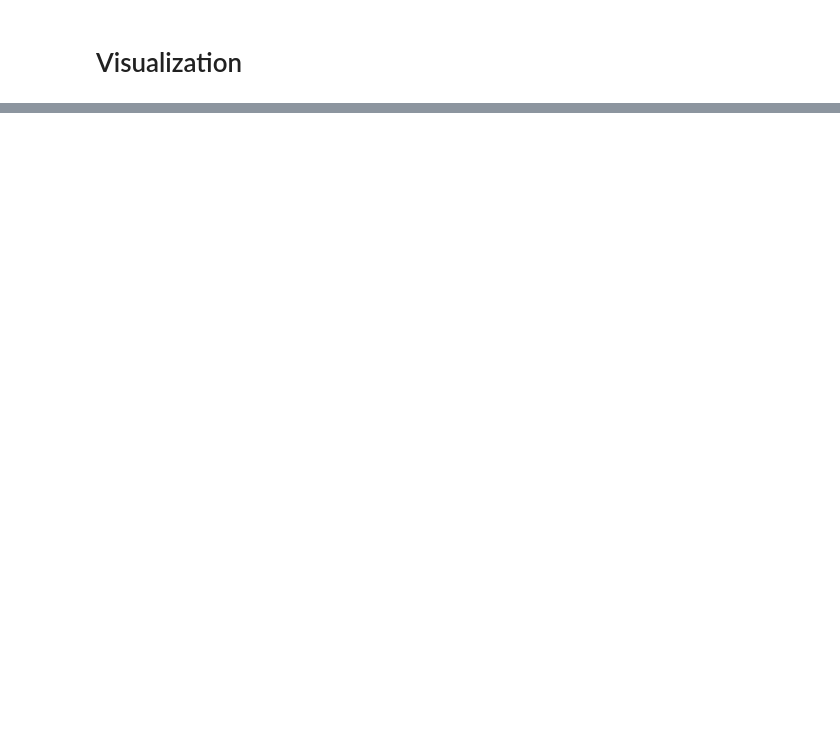
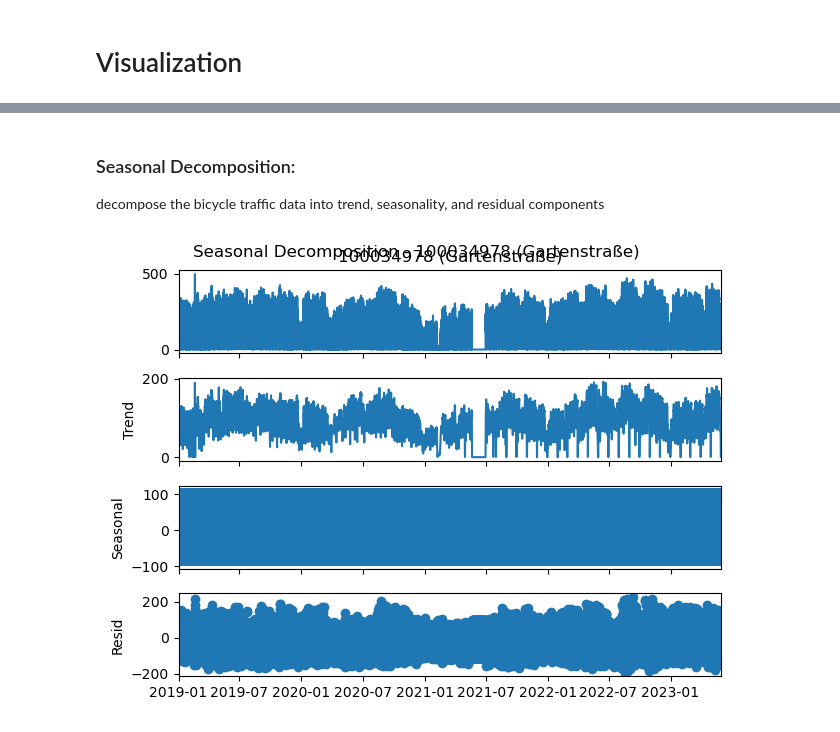
Before and after one commit to martinreimer/FAU-SS23-DataEngineering, a Jupyter notebook: project/data_analysis.ipynb, the cells around one changed output, grey strips where cells are left out. Saved outputs shown, nothing was run; the diff lists cells and outputs as text; code cells hidden in the pictures; blank space fills up the shorter version.

```diff
--- a/project/data_analysis.ipynb
+++ b/project/data_analysis.ipynb
@@ -463,3 +440,23 @@ Index(['100034978 (Gartenstraße)', '100031300 (Hafenstraße)',
 # Median Distribution of weekly count per Mo, Tu, Wed, ...
 #Difference holidays count vs day/week before
 #
+# %% [markdown]
+### Seasonal Decomposition:
+decompose the bicycle traffic data into trend, seasonality, and residual components
+# %%
+# Seasonal Decomposition
+from statsmodels.tsa.seasonal import seasonal_decompose
+
+# Perform seasonal decomposition on a specific counter
+counter_name = "100034978 (Gartenstraße)"
+counter_data = df_prep_hourly[counter_name].dropna()
+
+# Decompose the time series into trend, seasonal, and residual components
+result = seasonal_decompose(counter_data, model='additive')
+
+# Plot the decomposition components
+result.plot()
+plt.suptitle(f"Seasonal Decomposition - {counter_name}")
+plt.show()
+# %% [output]
+[figure, added]
```
Also changed, not shown: parts of 38 cells of this notebook.
